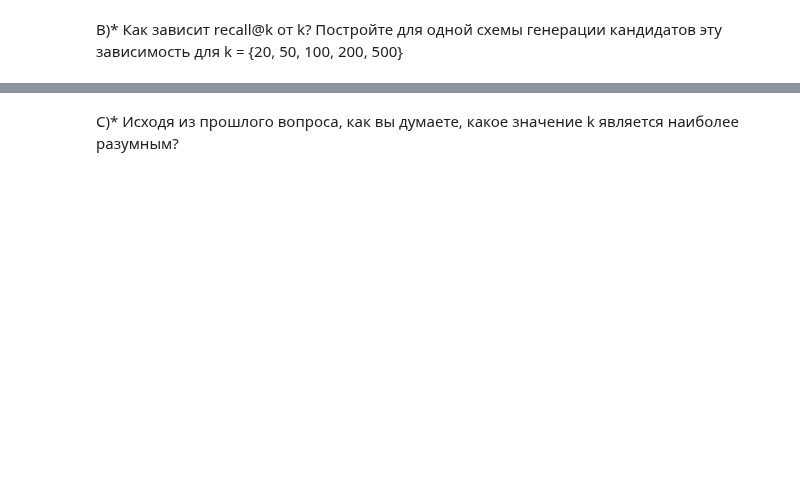
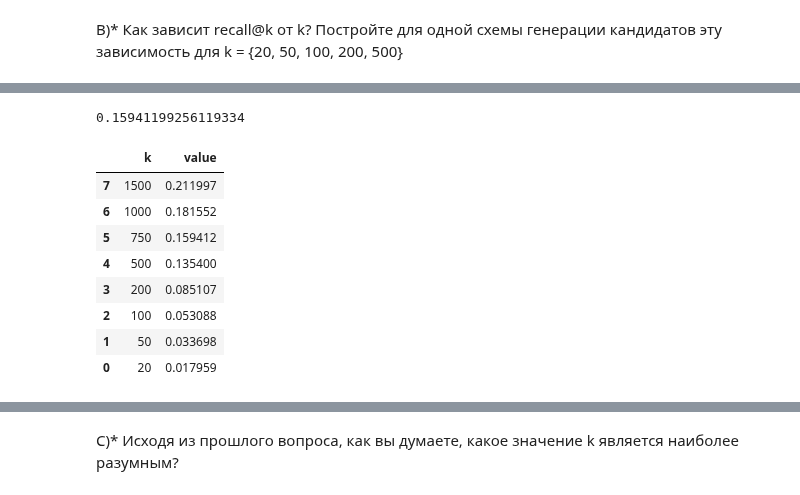
Before and after one commit to Miillya/Geekbrains, a Jupyter notebook: Рекомендательные системы/Урок 6. Двухуровневые модели рекомендаций/hw_webinar_6.ipynb, the cells around one changed output, grey strips where cells are left out. Drawn from its saved outputs; the diff is of its cells as text; code cells hidden in the pictures; blank space fills up the shorter version.

```diff
--- a/Рекомендательные системы/Урок 6. Двухуровневые модели рекомендаций/hw_webinar_6.ipynb
+++ b/Рекомендательные системы/Урок 6. Двухуровневые модели рекомендаций/hw_webinar_6.ipynb
@@ -186,7 +200,6 @@ result_lvl_1_var_2.head(2).T
 # %%
 %%time
-for k in [20, 50, 100, 200, 500]:
+for k in [20, 50, 100, 200, 500, 750, 1000, 1500]:
     print(f'k={k}')
     result_lvl_1_var_2[f'similar_items_k={k}'] = \
         result_lvl_1_var_2['user_id'].apply(lambda x: recommender.get_similar_items_recommendation(user=x, N=k))
-print('The End')
@@ -195,21 +230,33 @@ result_lvl_1_var_2.head(1).T
 # %%
-k=500
+k=750
 result_lvl_1_var_2.apply(
     lambda row: recall_at_k(recommended_list=row[f'similar_items_k={k}'], bought_list=row['actual'], k=k), axis=1
 ).mean()
+# %% [output]
+0.15941199256119334
 # %%
 recals_at_list_k = pd.DataFrame(
     [
         (
             k,
             result_lvl_1_var_2.apply(
                 lambda row: recall_at_k(
                     recommended_list=row[f'similar_items_k={k}'], bought_list=row['actual'], k=k), axis=1).mean()
-        ) for k in [20, 50, 100, 200, 500]
+        ) for k in [20, 50, 100, 200, 500, 750, 1000, 1500]
 
     ], columns={'k', 'value'}).sort_values(by='value', ascending=False)
 
 recals_at_list_k
+# %% [output]
+|  | k | value |
+| 7 | 1500 | 0.211997 |
+| 6 | 1000 | 0.181552 |
+| 5 | 750 | 0.159412 |
+| 4 | 500 | 0.135400 |
+| 3 | 200 | 0.085107 |
+| 2 | 100 | 0.053088 |
+| 1 | 50 | 0.033698 |
+| 0 | 20 | 0.017959 |
 # %%
 plt.plot(recals_at_list_k['k'],
          recals_at_list_k['value'])
```
Also changed, not shown: parts of 33 cells of this notebook.
